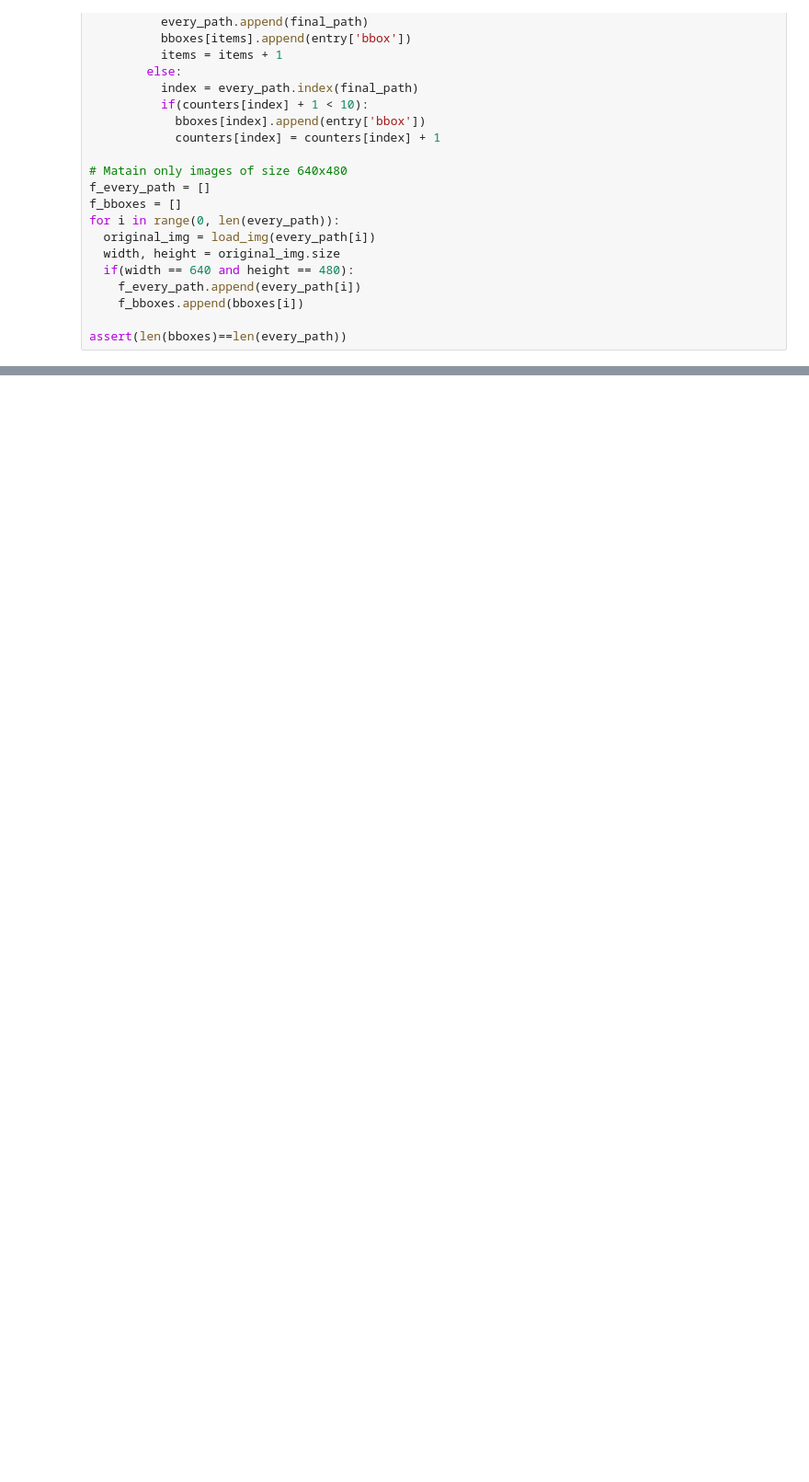
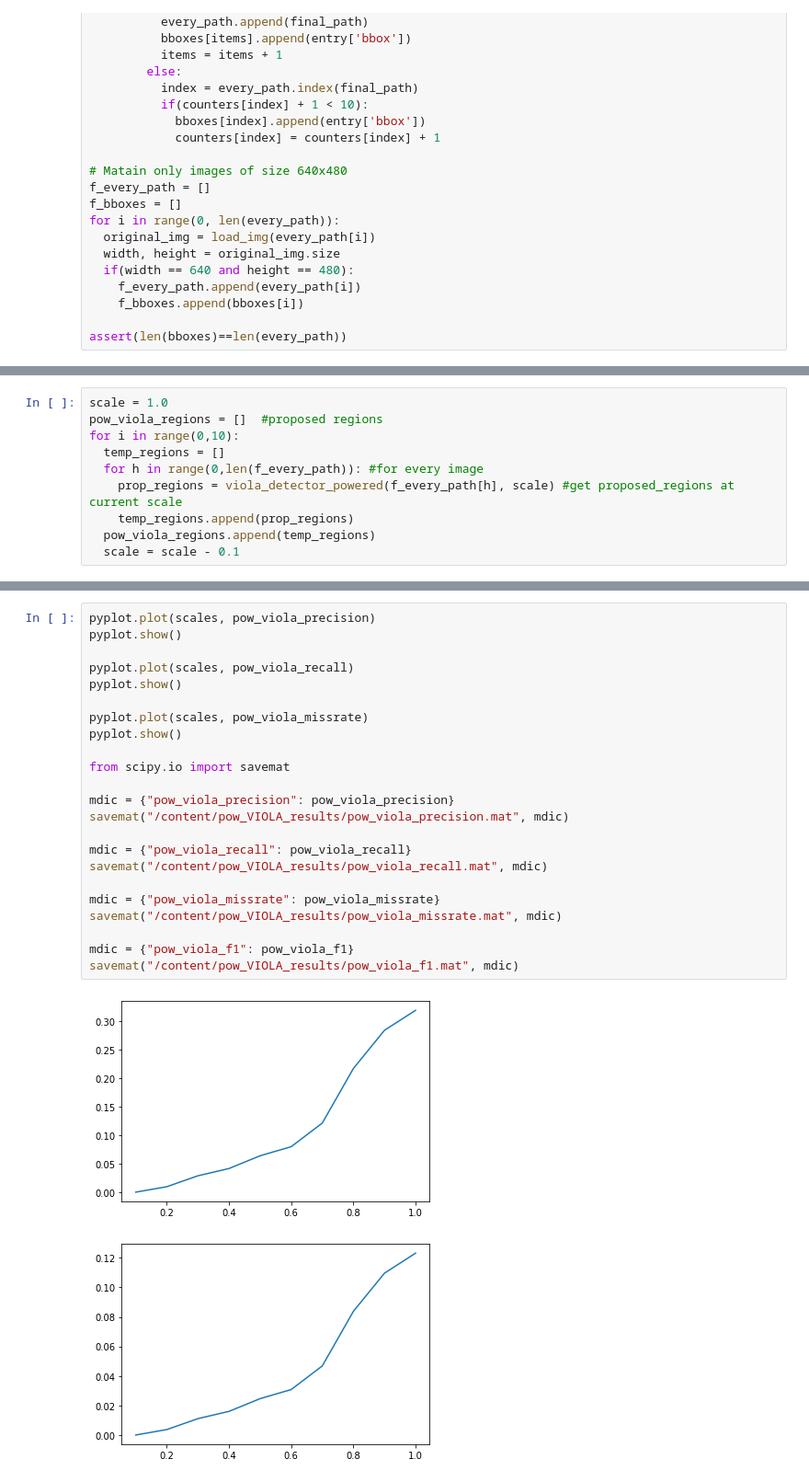
Before and after one commit to pastifra/Embedded-Person-detection, a Jupyter notebook: Scale_Stat_Evaluation.ipynb, the cells around one changed output, grey strips where cells are left out. Shown: that part at 92% size. Drawn from its saved outputs; the diff is of its cells as text; blank space fills up the shorter version.

```diff
--- a/Scale_Stat_Evaluation.ipynb
+++ b/Scale_Stat_Evaluation.ipynb
@@ -143,0 +439,10 @@ print(len(f_bboxes))
+# %%
+scale = 1.0
+pow_viola_regions = []  #proposed regions
+for i in range(0,10):
+  temp_regions = []
+  for h in range(0,len(f_every_path)): #for every image
+    prop_regions = viola_detector_powered(f_every_path[h], scale) #get proposed_regions at current scale
+    temp_regions.append(prop_regions)
+  pow_viola_regions.append(temp_regions)
+  scale = scale - 0.1
@@ -143,0 +474,26 @@ print(len(f_bboxes))
+# %%
+pyplot.plot(scales, pow_viola_precision)
+pyplot.show()
+
+pyplot.plot(scales, pow_viola_recall)
+pyplot.show()
+
+pyplot.plot(scales, pow_viola_missrate)
+pyplot.show()
+
+from scipy.io import savemat
+
+mdic = {"pow_viola_precision": pow_viola_precision}
+savemat("/content/pow_VIOLA_results/pow_viola_precision.mat", mdic)
+
+mdic = {"pow_viola_recall": pow_viola_recall}
+savemat("/content/pow_VIOLA_results/pow_viola_recall.mat", mdic)
+
+mdic = {"pow_viola_missrate": pow_viola_missrate}
+savemat("/content/pow_VIOLA_results/pow_viola_missrate.mat", mdic)
+
+mdic = {"pow_viola_f1": pow_viola_f1}
+savemat("/content/pow_VIOLA_results/pow_viola_f1.mat", mdic)
+# %% [output]
+[figure, added]
+[figure, added]
```
Also changed, not shown: parts of 23 cells of this notebook.
